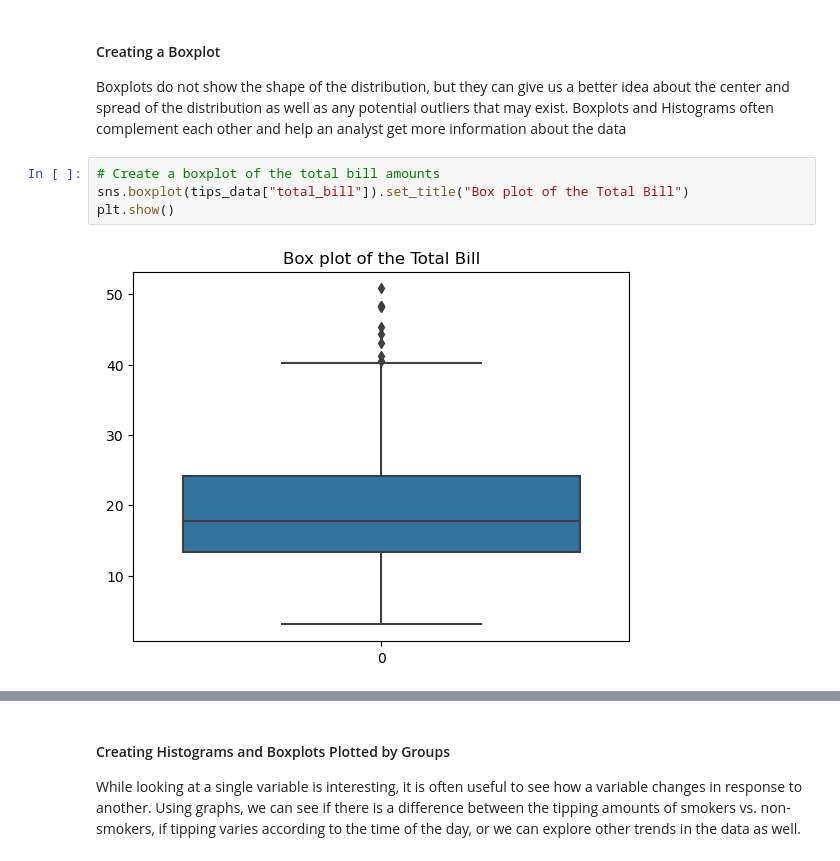
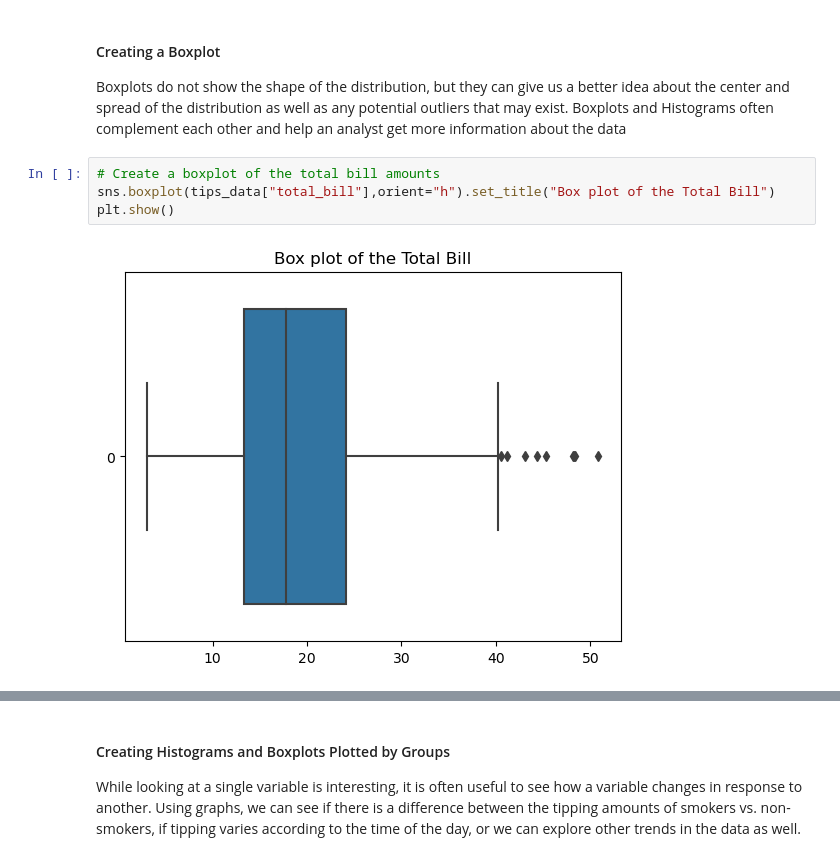
Before and after one commit to elsayedg/Statistics-with-Python-Specialization, a Jupyter notebook: 1_Understanding and Visualizing Data with Python/WEEK 2 - UNIVARIATE DATA/2- Tables_Histograms_and_Boxplots_in_Python.ipynb, the cells around one changed output, grey strips where cells are left out. Cells and saved outputs as stored; diff of their text form.

```diff
--- a/1_Understanding and Visualizing Data with Python/WEEK 2 - UNIVARIATE DATA/2- Tables_Histograms_and_Boxplots_in_Python.ipynb
+++ b/1_Understanding and Visualizing Data with Python/WEEK 2 - UNIVARIATE DATA/2- Tables_Histograms_and_Boxplots_in_Python.ipynb
@@ -99,9 +100,9 @@ https://gist.github.com/mwaskom/de44147ed2974457ad6372750bbe5751
 Boxplots do not show the shape of the distribution, but they can give us a better idea about the center and spread of the distribution as well as any potential outliers that may exist. Boxplots and Histograms often complement each other and help an analyst get more information about the data
 # %%
 # Create a boxplot of the total bill amounts
-sns.boxplot(tips_data["total_bill"]).set_title("Box plot of the Total Bill")
+sns.boxplot(tips_data["total_bill"],orient="h").set_title("Box plot of the Total Bill")
 plt.show()
 # %% [output]
-[figure, old version]
+[figure, new version]
 # %%
 # Create a boxplot of the tips amounts
```
Also changed, not shown: parts of 3 cells of this notebook.
